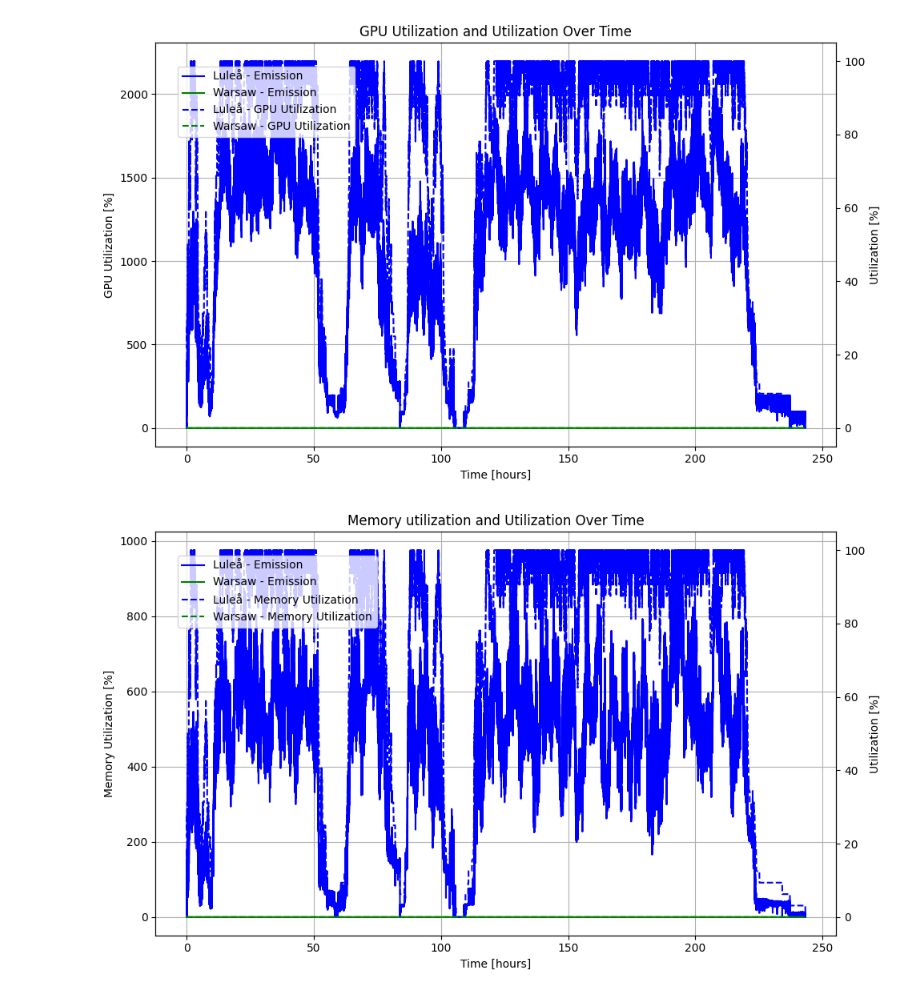
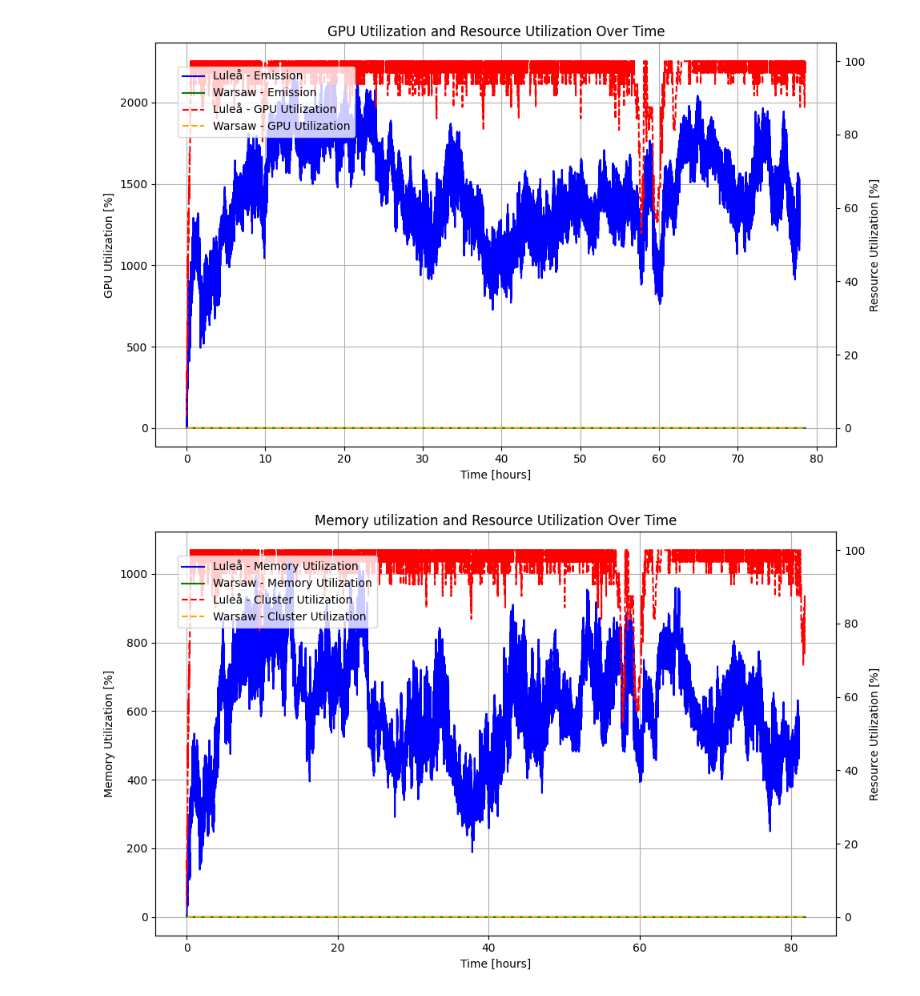
Before and after one commit to johankristianss/carbonsim, a Jupyter notebook: notebooks/EdgeClusterStatsLookahead.ipynb, the cells around one changed output. Saved outputs shown, nothing was run; the diff lists cells and outputs as text; code cells hidden in the pictures.

```diff
--- a/notebooks/EdgeClusterStatsLookahead.ipynb
+++ b/notebooks/EdgeClusterStatsLookahead.ipynb
@@ -53,37 +53,37 @@ import pandas as pd
 import matplotlib.pyplot as plt
 
 # Load the data
-df1 = pd.read_csv('../results/lookahead2/Lulea.csv')
+df1 = pd.read_csv('../results/lookahead/Lulea.csv')
 df1['hours'] = df1['tick'] / 3600
-df1['gpu_utilization'] = df1['gpu_utilization']
+df1['cluster_gpu_utilization'] = df1['cluster_gpu_utilization']
 
-df2 = pd.read_csv('../results/lookahead2/Lulea.csv')
+df2 = pd.read_csv('../results/lookahead/Lulea.csv')
 df2['hours'] = df2['tick'] / 3600
-df2['utilization'] = df2['utilization'] * 100
+df2['cluster_resource_utilization'] = df2['cluster_resource_utilization'] * 100
 
-df3 = pd.read_csv('../results/lookahead2/Warsaw.csv')
+df3 = pd.read_csv('../results/lookahead/Warsaw.csv')
 df3['hours'] = df3['tick'] / 3600
-df3['gpu_utilization'] = df3['gpu_utilization']
+df3['cluster_gpu_utilization'] = df3['cluster_gpu_utilization']
 
-df4 = pd.read_csv('../results/lookahead2/Warsaw.csv')
+df4 = pd.read_csv('../results/lookahead/Warsaw.csv')
 df4['hours'] = df4['tick'] / 3600
-df4['utilization'] = df4['utilization'] * 100
+df4['cluster_resource_utilization'] = df4['cluster_resource_utilization'] * 100
 
 # Create the plot
 fig, ax1 = plt.subplots(figsize=(10, 6))
 
 # Plot cumulative emissions on the primary y-axis
-ax1.plot(df1['hours'], df1['gpu_utilization'], label='Luleå - Emission', color='blue')
-ax1.plot(df3['hours'], df3['gpu_utilization'], label='Warsaw - Emission', color='green')
+ax1.plot(df1['hours'], df1['cluster_gpu_utilization'], label='Luleå - Emission', color='blue')
+ax1.plot(df3['hours'], df3['cluster_gpu_utilization'], label='Warsaw - Emission', color='green')
 ax1.set_xlabel('Time [hours]')
 ax1.set_ylabel('GPU Utilization [%]', color='black')
 ax1.tick_params(axis='y', labelcolor='black')
 
 # Add the secondary y-axis for utilization
 ax2 = ax1.twinx()
-ax2.plot(df2['hours'], df2['utilization'], label='Luleå - GPU Utilization', color='blue', linestyle='dashed')
-ax2.plot(df4['hours'], df4['utilization'], label='Warsaw - GPU Utilization', color='green', linestyle='dashed')
-ax2.set_ylabel('Utilization [%]', color='black')
+ax2.plot(df2['hours'], df2['cluster_resource_utilization'], label='Luleå - GPU Utilization', color='red', linestyle='dashed')
+ax2.plot(df4['hours'], df4['cluster_resource_utilization'], label='Warsaw - GPU Utilization', color='orange', linestyle='dashed')
+ax2.set_ylabel('Resource Utilization [%]', color='black')
 ax2.tick_params(axis='y', labelcolor='black')
 
 # Add legends for both axes
@@ -91,63 +91,63 @@ fig.legend(loc='upper left', bbox_to_anchor=(0.1, 0.9))
 ax1.grid(True)
 
 # Add a title
-plt.title('GPU Utilization and Utilization Over Time')
+plt.title('GPU Utilization and Resource Utilization Over Time')
 
 # Show the plot
 plt.tight_layout()
 plt.show()
 # %% [output]
-[figure, old version]
+[figure, new version]
 # %%
 import pandas as pd
 import matplotlib.pyplot as plt
 
 # Load the data
-df1 = pd.read_csv('../results/lookahead2/Lulea.csv')
+df1 = pd.read_csv('../results/lookahead/Lulea.csv')
 df1['hours'] = df1['tick'] / 3600
-df1['memory_utilization'] = df1['memory_utilization']
+df1['cluster_memory_utilization'] = df1['cluster_memory_utilization']
 
-df2 = pd.read_csv('../results/lookahead2/Lulea.csv')
+df2 = pd.read_csv('../results/lookahead/Lulea.csv')
 df2['hours'] = df2['tick'] / 3600
-df2['utilization'] = df2['utilization'] * 100
+df2['cluster_resource_utilization'] = df2['cluster_resource_utilization'] * 100
 
-df3 = pd.read_csv('../results/lookahead2/Warsaw.csv')
+df3 = pd.read_csv('../results/lookahead/Warsaw.csv')
 df3['hours'] = df3['tick'] / 3600
-df3['memory_utilization'] = df3['memory_utilization']
+df3['cluster_memory_utilization'] = df3['cluster_memory_utilization']
 
-df4 = pd.read_csv('../results/lookahead2/Warsaw.csv')
+df4 = pd.read_csv('../results/lookahead/Warsaw.csv')
 df4['hours'] = df4['tick'] / 3600
-df4['utilization'] = df4['utilization'] * 100
+df4['cluster_resource_utilization'] = df4['cluster_resource_utilization'] * 100
 
 # Create the plot
 fig, ax1 = plt.subplots(figsize=(10, 6))
 
 # Plot cumulative emissions on the primary y-axis
-ax1.plot(df1['hours'], df1['memory_utilization'], label='Luleå - Emission', color='blue')
-ax1.plot(df3['hours'], df3['memory_utilization'], label='Warsaw - Emission', color='green')
+ax1.plot(df1['hours'], df1['cluster_memory_utilization'], label='Luleå - Memory Utilization', color='blue')
+ax1.plot(df3['hours'], df3['cluster_memory_utilization'], label='Warsaw - Memory Utilization', color='green')
 ax1.set_xlabel('Time [hours]')
 ax1.set_ylabel('Memory Utilization [%]', color='black')
 ax1.tick_params(axis='y', labelcolor='black')
 
 # Add the secondary y-axis for utilization
 ax2 = ax1.twinx()
-ax2.plot(df2['hours'], df2['utilization'], label='Luleå - Memory Utilization', color='blue', linestyle='dashed')
-ax2.plot(df4['hours'], df4['utilization'], label='Warsaw - Memory Utilization', color='green', linestyle='dashed')
-ax2.set_ylabel('Utilization [%]', color='black')
+ax2.plot(df2['hours'], df2['cluster_resource_utilization'], label='Luleå - Cluster Utilization', color='red', linestyle='dashed')
+ax2.plot(df4['hours'], df4['cluster_resource_utilization'], label='Warsaw - Cluster Utilization', color='orange', linestyle='dashed')
+ax2.set_ylabel('Resource Utilization [%]', color='black')
 ax2.tick_params(axis='y', labelcolor='black')
 
 # Add legends for both axes
 fig.legend(loc='upper left', bbox_to_anchor=(0.1, 0.9))
 ax1.grid(True)
 
 # Add a title
-plt.title('Memory utilization and Utilization Over Time')
+plt.title('Memory utilization and Resource Utilization Over Time')
 
 # Show the plot
 plt.tight_layout()
 plt.show()
 # %% [output]
-[figure, old version]
+[figure, new version]
 # %%
 import pandas as pd
 import matplotlib.pyplot as plt
```
Also changed, not shown: parts of 2 cells of this notebook, 36 other files.
